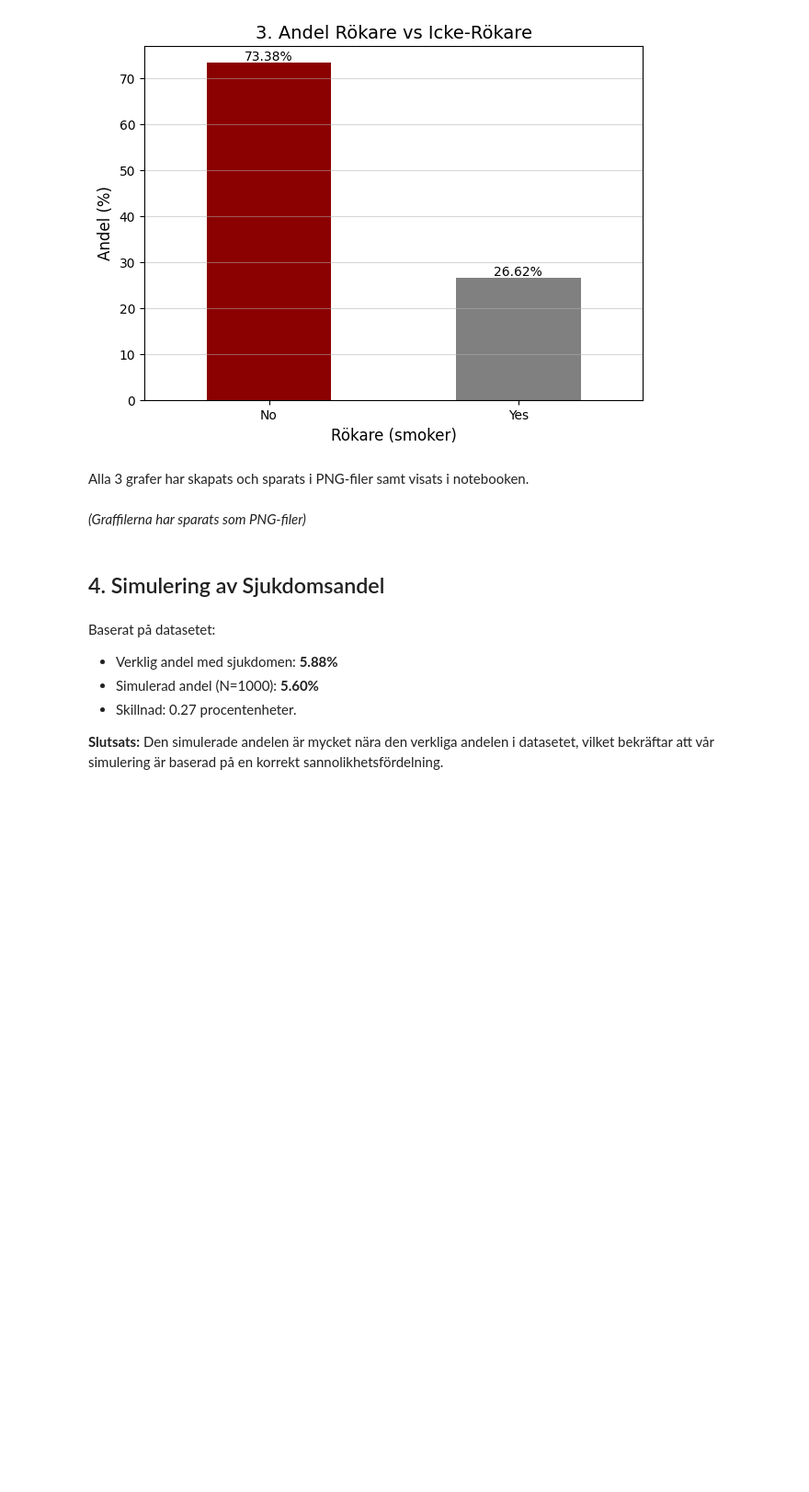
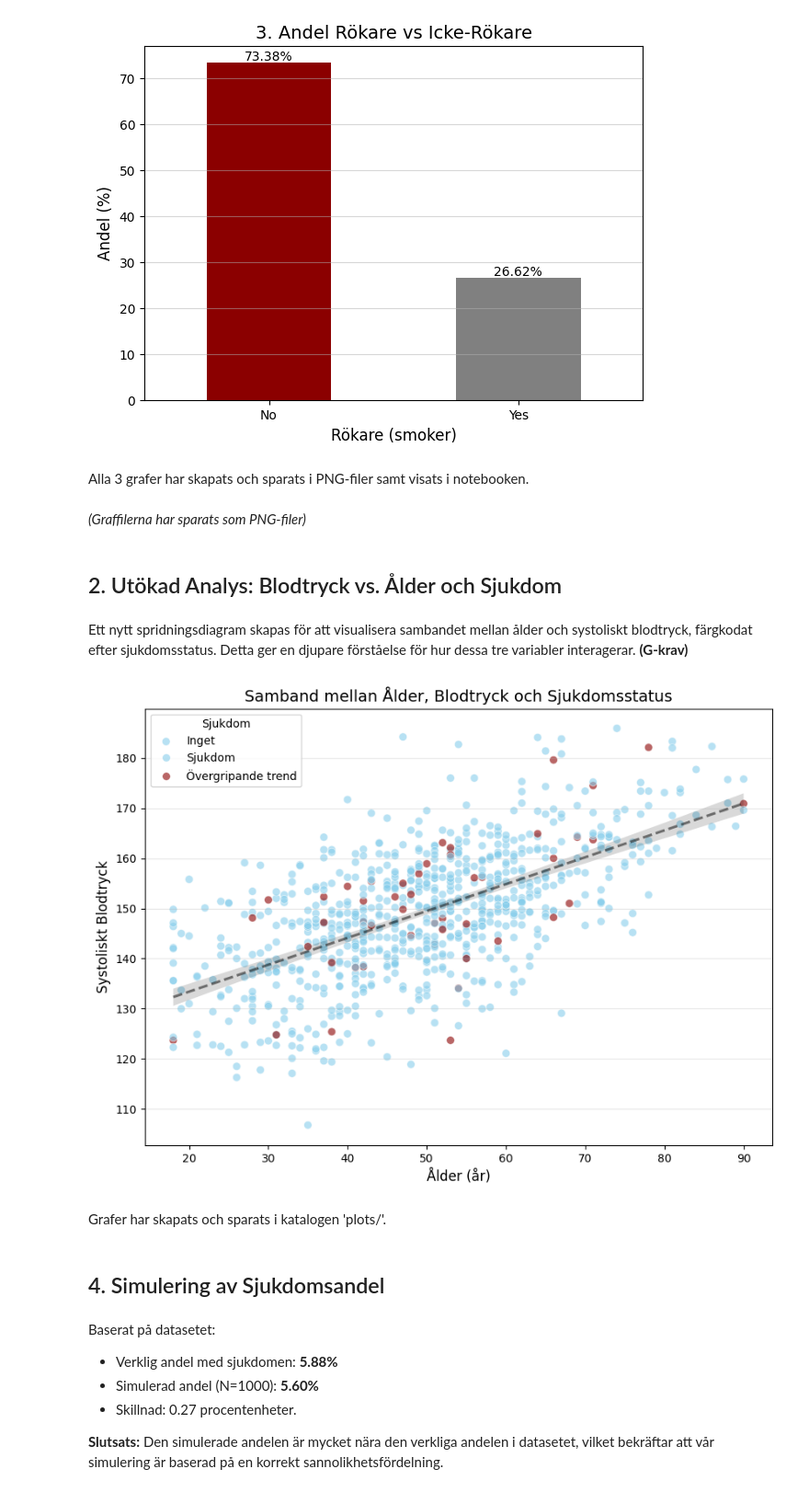
Before and after one commit to JunusEmre/health_study_del_2, a Jupyter notebook: Health_Study_Notebook.ipynb, the cells around one changed output. Shown: that part at 92% size. Saved outputs shown, nothing was run; the diff lists cells and outputs as text; code cells hidden in the pictures; blank space fills up the shorter version.

Commit message:
bp_vs_age_disease

```diff
--- a/Health_Study_Notebook.ipynb
+++ b/Health_Study_Notebook.ipynb
@@ -74,6 +74,17 @@ display(md("*(Graffilerna har sparats som PNG-filer)*"))
 [figure]
 Alla 3 grafer har skapats och sparats i PNG-filer samt visats i notebooken.
 *(Graffilerna har sparats som PNG-filer)*
+# %%
+display(md("## 2. Utökad Analys: Blodtryck vs. Ålder och Sjukdom"))
+display(md("Ett nytt spridningsdiagram skapas för att visualisera sambandet mellan ålder och systoliskt blodtryck, färgkodat efter sjukdomsstatus. Detta ger en djupare förståelse för hur dessa tre variabler interagerar."))
+
+extended_plot_msg = analyzer.plot_bp_vs_age_disease()
+display(md(extended_plot_msg))
+# %% [output]
+## 2. Utökad Analys: Blodtryck vs. Ålder och Sjukdom
+Ett nytt spridningsdiagram skapas för att visualisera sambandet mellan ålder och systoliskt blodtryck, färgkodat efter sjukdomsstatus. Detta ger en djupare förståelse för hur dessa tre variabler interagerar. **(G-krav)**
+[figure, added]
+Grafer har skapats och sparats i katalogen 'plots/'.
 # %%
 # Simulering
 
```
Also changed, not shown: parts of 1 cell of this notebook, 1 other file.
